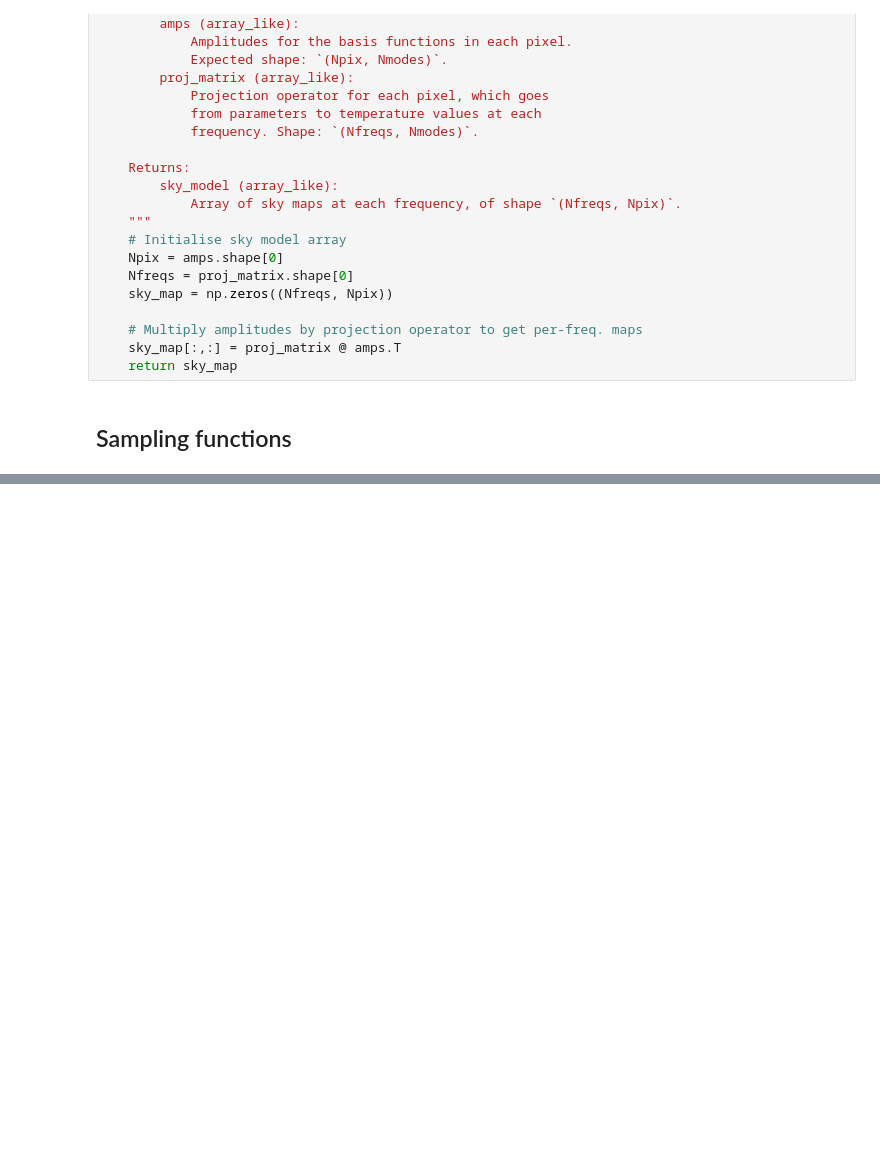
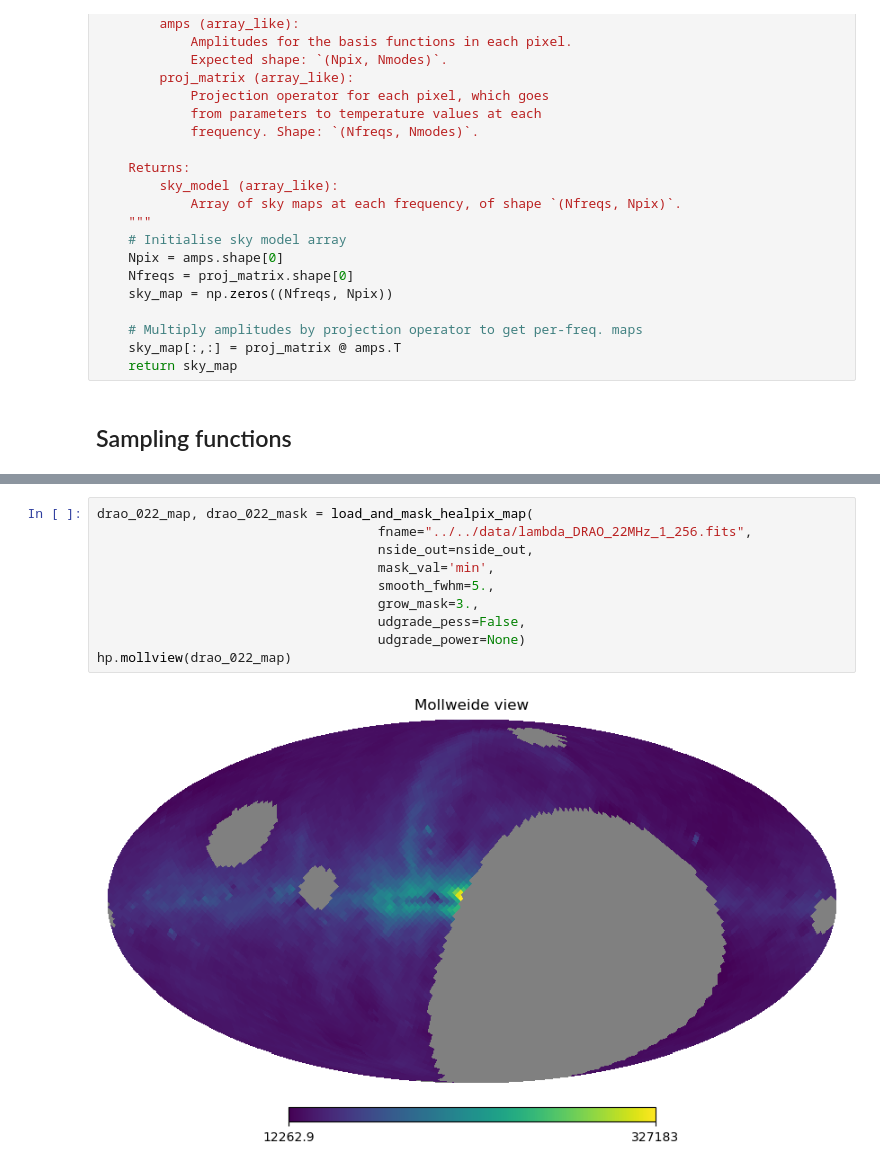
Before and after one commit to HydraRadio/hydra-map, a Jupyter notebook: notebooks/per_pixel_gcr_solver.ipynb, the cells around one changed output, grey strips where cells are left out. Drawn from its saved outputs; the diff is of its cells as text; blank space fills up the shorter version.

```diff
--- a/notebooks/per_pixel_gcr_solver.ipynb
+++ b/notebooks/per_pixel_gcr_solver.ipynb
@@ -323,0 +460,12 @@ hp.mollview(random_maps[0])
+# %%
+drao_022_map, drao_022_mask = load_and_mask_healpix_map(
+                                    fname="../../data/lambda_DRAO_22MHz_1_256.fits",
+                                    nside_out=nside_out,
+                                    mask_val='min',
+                                    smooth_fwhm=5.,
+                                    grow_mask=3.,
+                                    udgrade_pess=False,
+                                    udgrade_power=None)
+hp.mollview(drao_022_map)
+# %% [output]
+[figure, added]
```
Also changed, not shown: parts of 28 cells of this notebook.
